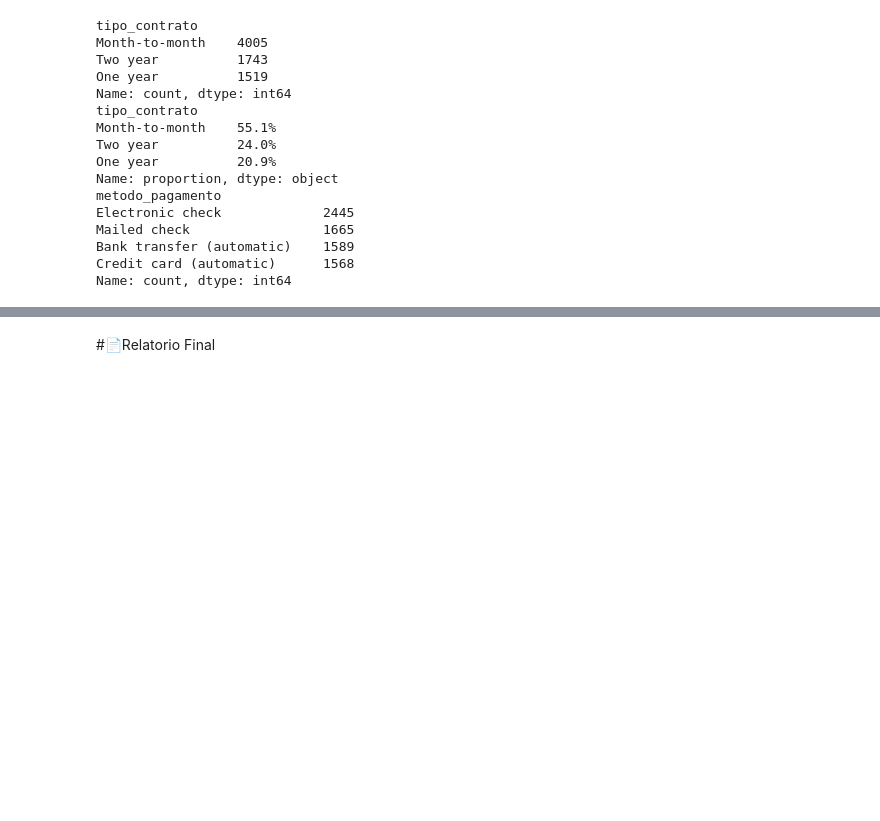
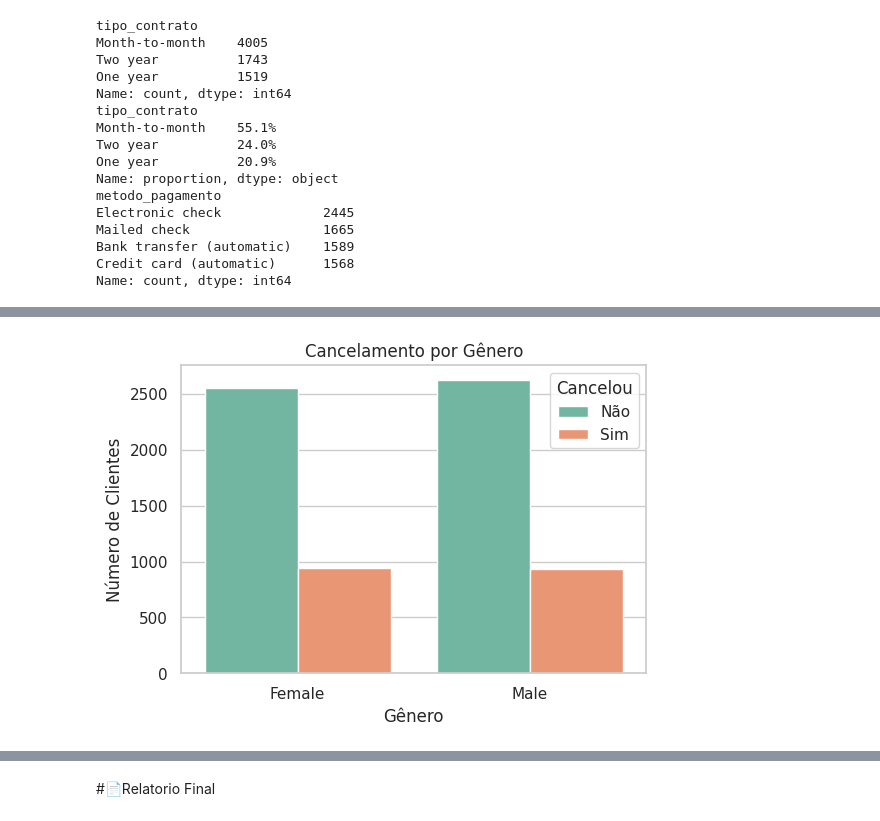
Before and after one commit to rafaelssampaio79/Challenge-Telecom-X---Analise-de-evasao-de-clientes, a Jupyter notebook: TelecomX_BR.ipynb, the cells around one changed output, grey strips where cells are left out. Cells and saved outputs as stored; diff of their text form; code cells hidden in the pictures; blank space fills up the shorter version.

```diff
--- a/TelecomX_BR.ipynb
+++ b/TelecomX_BR.ipynb
@@ -451,0 +534,11 @@ df.groupby('cancelou')[['mensalidade', 'faturamento_total', 'tempo_cliente_meses
+# %%
+# Contagem de evasão por gênero
+plt.figure(figsize=(6,4))
+sns.countplot(data=df, x='genero', hue='cancelou', palette='Set2')
+plt.title('Cancelamento por Gênero')
+plt.xlabel('Gênero')
+plt.ylabel('Número de Clientes')
+plt.legend(title='Cancelou', labels=['Não', 'Sim'])
+plt.show()
+# %% [output]
+[figure, added]
```
Also changed, not shown: parts of 30 cells of this notebook.
